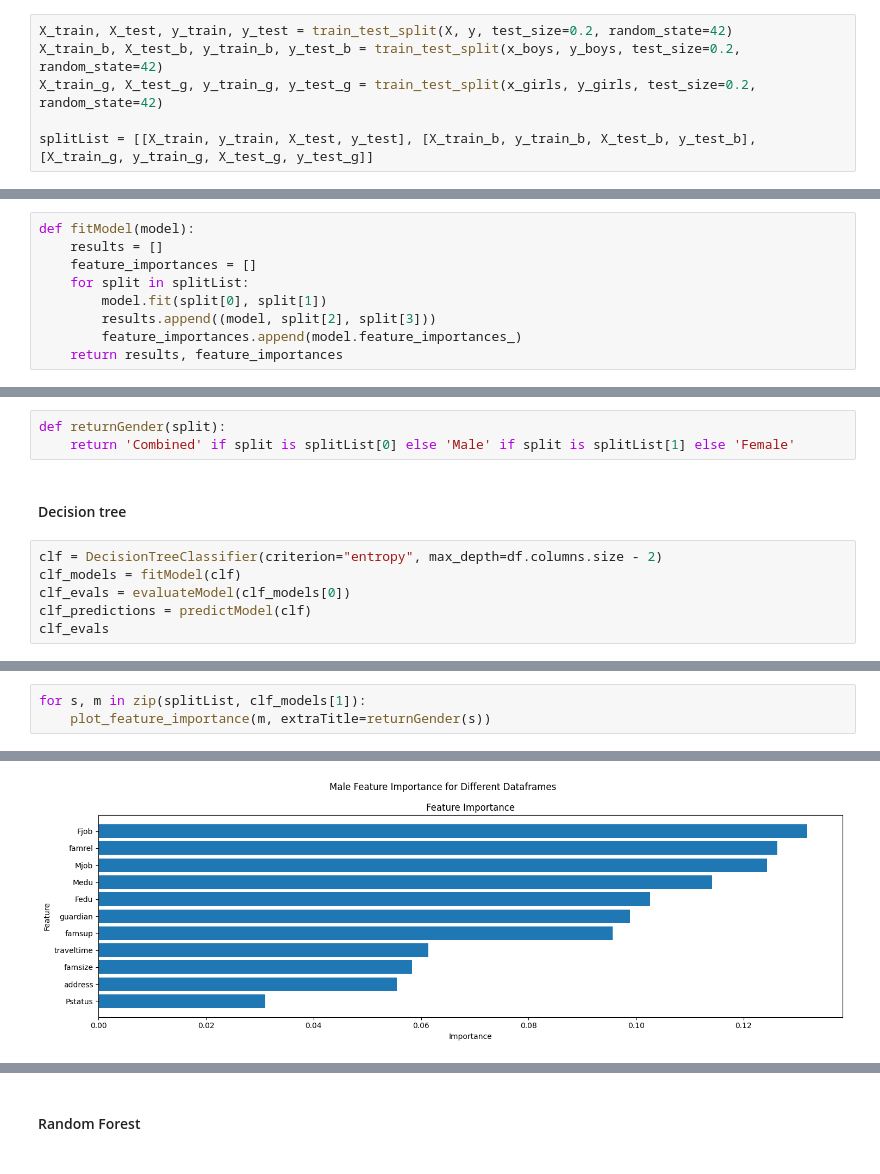
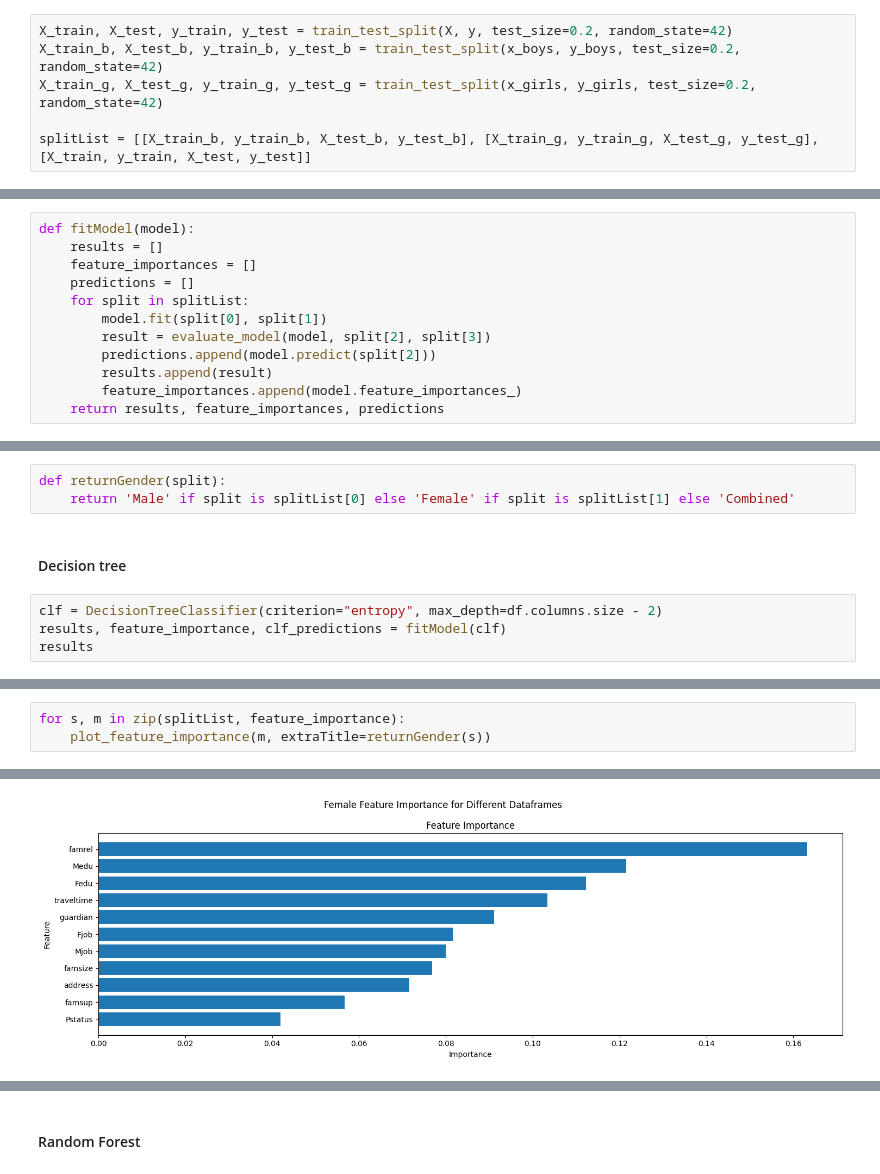
Before and after one commit to Alaa0129/datamining, a Jupyter notebook: Assignment 2/Modelling.ipynb, the cells around one changed output, grey strips where cells are left out. Saved outputs shown, nothing was run; the diff lists cells and outputs as text.

```diff
--- a/Assignment 2/Modelling.ipynb
+++ b/Assignment 2/Modelling.ipynb
@@ -68,7 +90,7 @@ X_train, X_test, y_train, y_test = train_test_split(X, y, test_size=0.2, random_
 X_train_b, X_test_b, y_train_b, y_test_b = train_test_split(x_boys, y_boys, test_size=0.2, random_state=42)
 X_train_g, X_test_g, y_train_g, y_test_g = train_test_split(x_girls, y_girls, test_size=0.2, random_state=42)
 
-splitList = [[X_train, y_train, X_test, y_test], [X_train_b, y_train_b, X_test_b, y_test_b], [X_train_g, y_train_g, X_test_g, y_test_g]]
+splitList = [[X_train_b, y_train_b, X_test_b, y_test_b], [X_train_g, y_train_g, X_test_g, y_test_g], [X_train, y_train, X_test, y_test]]
 # %%
 # plot a confusion matrix
 def plot_confusion_matrix(y_true, y_pred, classes, normalize=False, title=None, cmap=plt.cm.Blues):
@@ -112,11 +134,14 @@ def plot_confusion_matrix(y_true, y_pred, classes, normalize=False, title=None,
 def fitModel(model):
 	results = []
 	feature_importances = []
+	predictions = []
 	for split in splitList:
 		model.fit(split[0], split[1])
-		results.append((model, split[2], split[3]))
+		result = evaluate_model(model, split[2], split[3])
+		predictions.append(model.predict(split[2]))
+		results.append(result)
 		feature_importances.append(model.feature_importances_)
-	return results, feature_importances
+	return results, feature_importances, predictions
 # %%
 def scalerFitModel(model):
     results = []
@@ -159,14 +187,12 @@ def plot_feature_importance(featImportLst, extraTitle = ''):
     plt.show()
 # %%
 def returnGender(split):
-    return 'Combined' if split is splitList[0] else 'Male' if split is splitList[1] else 'Female'
+    return 'Male' if split is splitList[0] else 'Female' if split is splitList[1] else 'Combined'
 # %% [markdown]
 #### Decision tree
 # %%
 clf = DecisionTreeClassifier(criterion="entropy", max_depth=df.columns.size - 2)
-clf_models = fitModel(clf)
-clf_evals = evaluateModel(clf_models[0])
-clf_predictions = predictModel(clf)
-clf_evals
+results, feature_importance, clf_predictions = fitModel(clf)
+results
 # %% [output]
 [{'Model': 'DecisionTreeClassifier',
@@ -198,4 +224,4 @@ for s, p in zip(splitList, clf_predictions):
 # %%
-for s, m in zip(splitList, clf_models[1]):
+for s, m in zip(splitList, feature_importance):
     plot_feature_importance(m, extraTitle=returnGender(s))
 # %% [output]
@@ -203 +229 @@ for s, m in zip(splitList, clf_models[1]):
-[figure, old version]
+[figure, new version]
```
Also changed, not shown: parts of 16 cells of this notebook, 2 other files.
